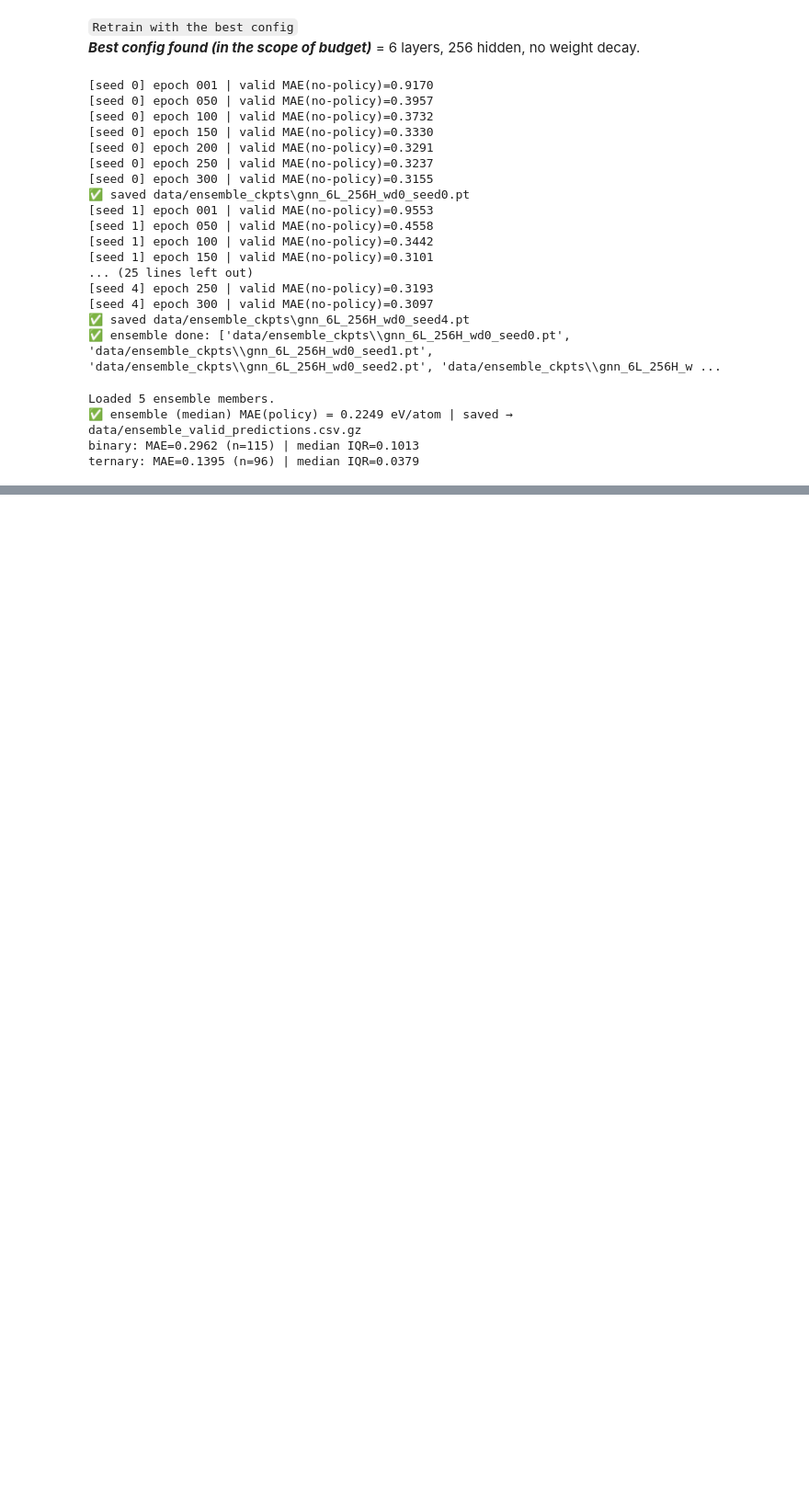
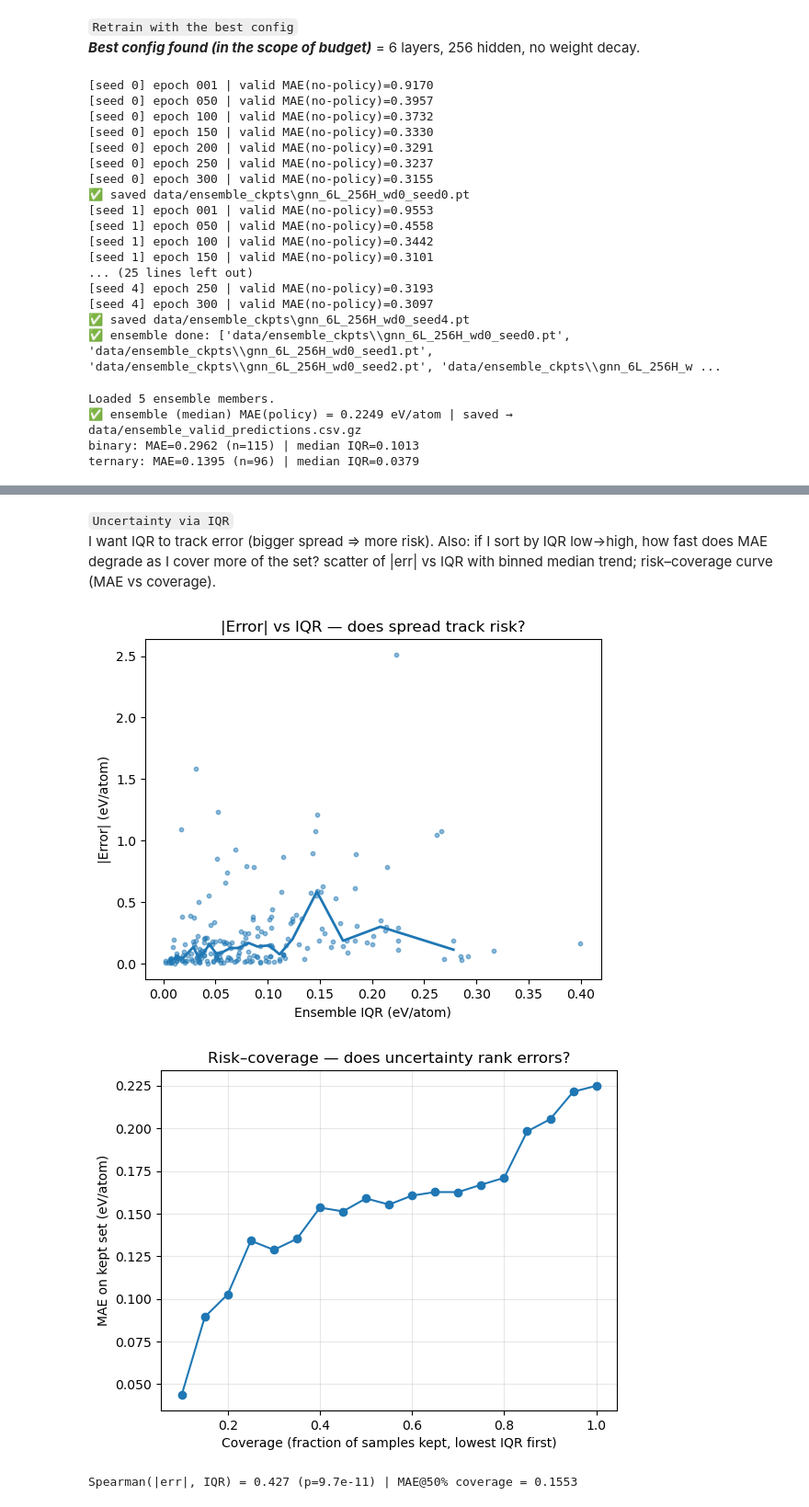
Before and after one commit to submerged-in-matrix/Materials-Discovery, a Jupyter notebook: projects/Scaling_DeepLearning/P_1_Scaling DL.ipynb, the cells around one changed output, grey strips where cells are left out. Shown at 92% size. Drawn from its saved outputs; the diff is of its cells as text; code cells hidden in the pictures; blank space fills up the shorter version.

```diff
--- a/projects/Scaling_DeepLearning/P_1_Scaling DL.ipynb
+++ b/projects/Scaling_DeepLearning/P_1_Scaling DL.ipynb
@@ -2841,0 +2966,66 @@ ternary: MAE=0.1395 (n=96) | median IQR=0.0379
+# %% [markdown]
+`Uncertainty via IQR`
+I want IQR to track error (bigger spread ⇒ more risk). Also: if I sort by IQR low→high, how fast does MAE degrade as I cover more of the set? scatter of |err| vs IQR with binned median trend; risk–coverage curve (MAE vs coverage).
+# %%
+# diag 3/3 — uncertainty: |err| vs IQR + risk–coverage
+
+import os, numpy as np, pandas as pd, matplotlib.pyplot as plt
+os.makedirs("figs", exist_ok=True)
+
+DIAG_CSV = "data/diag_ens_valid.csv.gz"
+df = pd.read_csv(DIAG_CSV)
+
+# helper: binned-median line
+def binned_median(x, y, nbin=20):
+    x = np.asarray(x, float); y = np.asarray(y, float)
+    qs = np.linspace(0, 1, nbin+1)
+    edges = np.unique(np.quantile(x, qs))
+    xc, yc = [], []
+    for lo, hi in zip(edges[:-1], edges[1:]):
+        mask = (x >= lo) & (x <= hi)
+        if mask.sum() >= 5:
+            xc.append(np.median(x[mask]))
+            yc.append(np.median(y[mask]))
+    return np.array(xc), np.array(yc)
+
+# --- |err| vs IQR ---
+plt.figure()
+plt.scatter(df["p_iqr"], df["abs_err"], s=10, alpha=0.5)
+xi, yi = binned_median(df["p_iqr"], df["abs_err"])
+if len(xi): plt.plot(xi, yi, linewidth=2)
+plt.xlabel("Ensemble IQR (eV/atom)")
+plt.ylabel("|Error| (eV/atom)")
+plt.title("|Error| vs IQR — does spread track risk?")
+plt.savefig("figs/ens_error_vs_IQR.png", dpi=180, bbox_inches="tight")
+plt.show()
+
+# --- risk–coverage curve ---
+# sort by IQR (low → high). For each coverage c, compute MAE on the most-certain c fraction.
+order = np.argsort(df["p_iqr"].values)
+err_sorted = (df["p_median"].values - df["y_true"].values)[order]
+abs_err_sorted = np.abs(err_sorted)
+
+coverages = np.linspace(0.1, 1.0, 19)
+maes = []
+n = len(abs_err_sorted)
+for c in coverages:
+    k = max(1, int(round(c * n)))
+    maes.append(float(abs_err_sorted[:k].mean()))
+
+plt.figure()
+plt.plot(coverages, maes, marker="o")
+plt.xlabel("Coverage (fraction of samples kept, lowest IQR first)")
+plt.ylabel("MAE on kept set (eV/atom)")
+plt.title("Risk–coverage — does uncertainty rank errors?")
+plt.grid(True, alpha=0.3)
+plt.savefig("figs/ens_risk_coverage.png", dpi=180, bbox_inches="tight")
+plt.show()
+
+# quick text recap
+from scipy.stats import spearmanr
+rho, pval = spearmanr(df["p_iqr"], df["abs_err"])
+print(f"Spearman(|err|, IQR) = {rho:.3f} (p={pval:.1e}) | MAE@50% coverage = {maes[int(len(coverages)*0.5)]:.4f}")
+# %% [output]
+[figure, added]
+[figure, added]
+Spearman(|err|, IQR) = 0.427 (p=9.7e-11) | MAE@50% coverage = 0.1553
```
Also changed, not shown: parts of 5 cells of this notebook, 6 other files.
